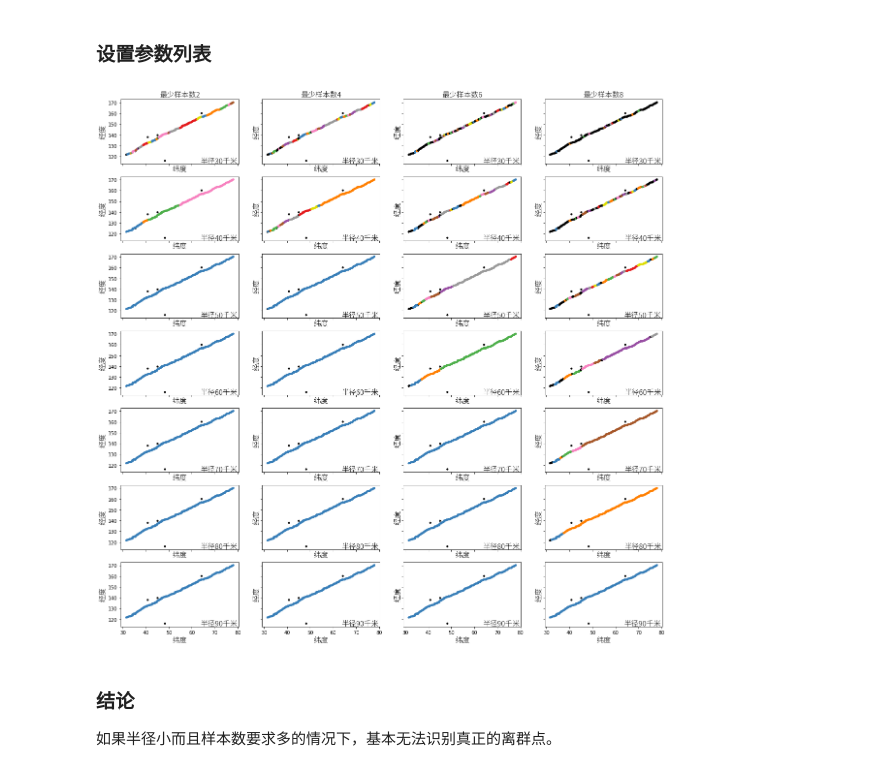
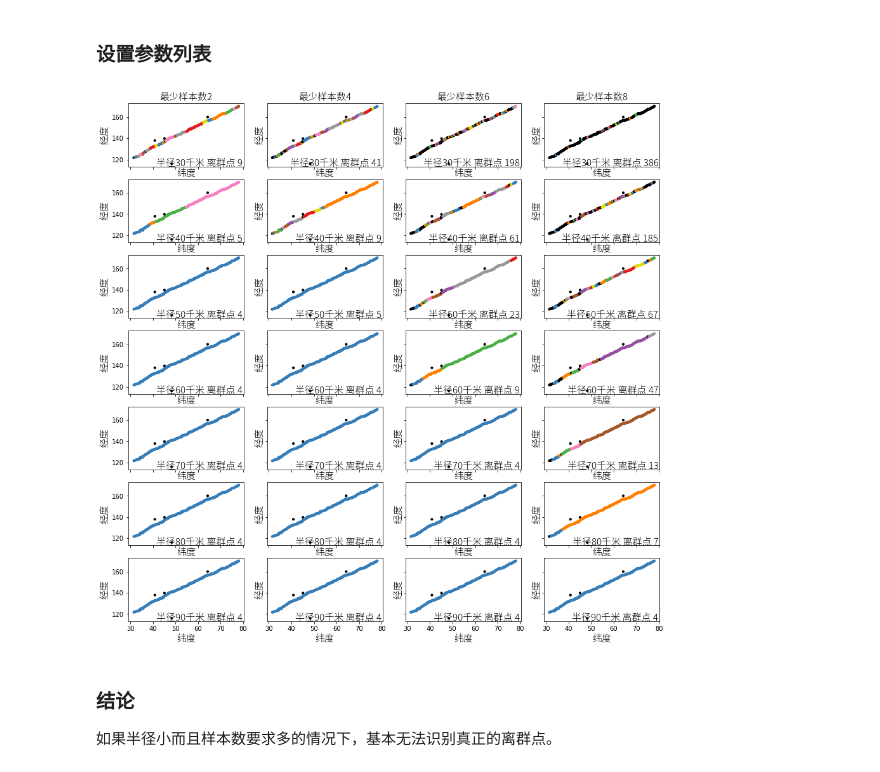
Before and after one commit to yangshuxuan/trajectory-alg, a Jupyter notebook: clean_glitch_of_a_trace.ipynb, the cells around one changed output. Drawn from its saved outputs; the diff is of its cells as text; code cells hidden in the pictures.

```diff
--- a/clean_glitch_of_a_trace.ipynb
+++ b/clean_glitch_of_a_trace.ipynb
@@ -171,17 +174,17 @@ def drawEachPicture(epse,min_sample,fac_coords,indexi,indexj,axs):
   curPlot = axs[indexi,indexj]
   if indexi == 0:
     curPlot.set_title("最少样本数%d"%(min_sample,),fontproperties=fontprop)
-  curPlot.text(.99, .01, ('半径%.0f千米' % (epse * kms_per_rad)).lstrip('0'), size=15,horizontalalignment='right',transform=curPlot.transAxes,fontproperties=fontprop)
+  curPlot.text(.99, .01, ('半径%.0f千米 离群点 %d' % (epse * kms_per_rad,(y_pred == -1).sum())).lstrip('0'), size=10,horizontalalignment='right',transform=curPlot.transAxes,fontproperties=fontprop)
   curPlot.set_ylabel('经度', fontproperties=fontprop)
   curPlot.set_xlabel('纬度', fontproperties=fontprop)
   curPlot.scatter(fac_coords[:, 0],fac_coords[:, 1], s=10, color=colors[y_pred])
 # %%
-f, axs = plt.subplots(numepses,nummin_samples,figsize=(20,20), sharex=True, sharey=True)
+f, axs = plt.subplots(numepses,nummin_samples,figsize=(15,15), sharex=True, sharey=True)
 for indexi,i in  enumerate(epses):
   for indexj,j in enumerate(min_samples):
     drawEachPicture(i,j,normalSample,indexi,indexj,axs)
 # %% [output]
-[figure, old version]
+[figure, new version]
 # %% [markdown]
 ### 结论
 如果半径小而且样本数要求多的情况下，基本无法识别真正的离群点。
```
Also changed, not shown: parts of 25 cells of this notebook.
